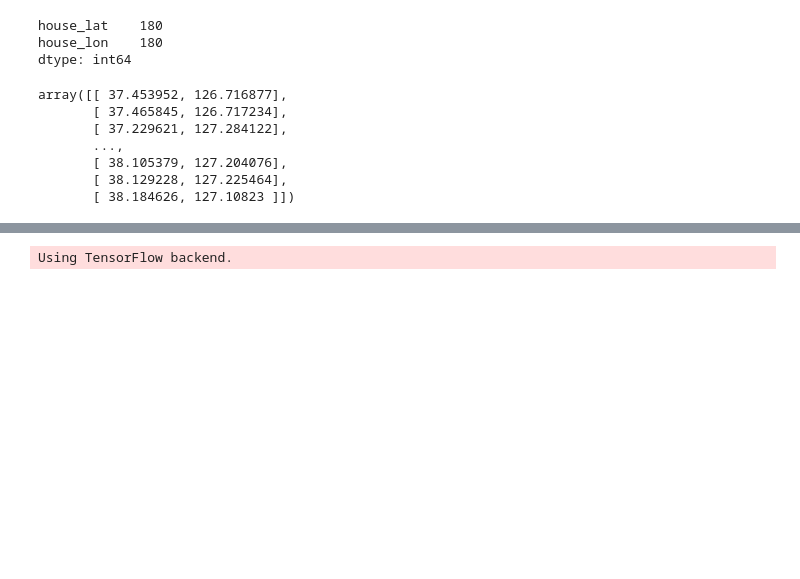
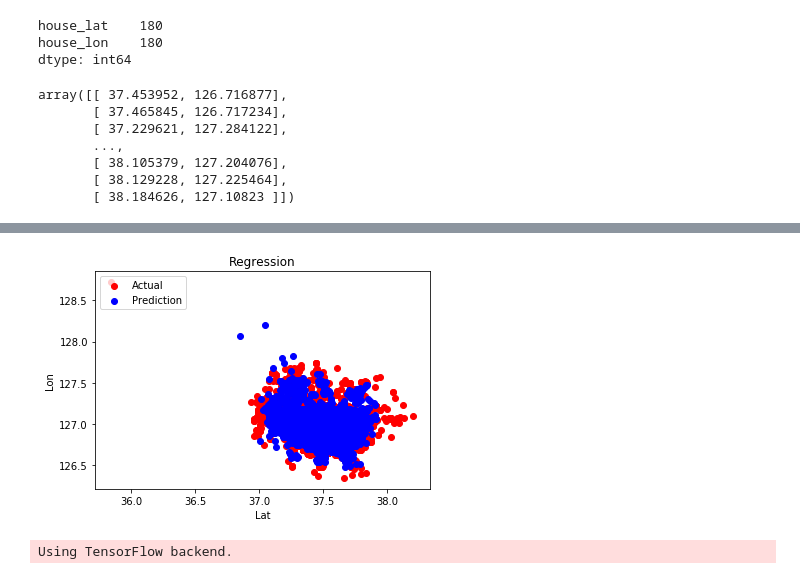
Before and after one commit to jasonyliang/Hanyang-Urban-Planning-Lab, a Jupyter notebook: Playground2.ipynb, the cells around one changed output, grey strips where cells are left out. Saved outputs shown, nothing was run; the diff lists cells and outputs as text; code cells hidden in the pictures; blank space fills up the shorter version.

```diff
--- a/Playground2.ipynb
+++ b/Playground2.ipynb
@@ -70,6 +70,9 @@ x.groupby('hh_type').nunique()
 | 4.0 | 1120 | 7 | 6 | 1 | 8 | 2 | 60 | 2 | 7 | 6152 | ... |
 | 5.0 | 246 | 6 | 5 | 1 | 7 | 2 | 50 | 2 | 7 | 567 | ... |
 | 6.0 | 93 | 6 | 5 | 1 | 6 | 2 | 47 | 2 | 6 | 123 | ... |
+# %%
+# save original data
+x_original = x.values
 # %%
 # category values: hh_type, hh_income (this one is fine because of the levels)
 # Encoding categorical data
@@ -413,7 +409,7 @@ plt.show()
 # %%
 # Splitting the dataset into the Training set and Test set
 from sklearn.model_selection import train_test_split
-X_train, X_test, y_train, y_test = train_test_split(X, Y, test_size = 0.2, random_state = 0)
+X_train, X_test, y_train, y_test = train_test_split(x_original, Y, test_size = 0.2, random_state = 0)
 # %%
 # Feature Scaling
 # from sklearn.preprocessing import StandardScaler
@@ -495,11 +527,13 @@ difference.head()
 # %%
-plt.scatter(y_test.iloc[:, 0], y_test.iloc[:, 1], color = "red", label = 'Actual')
+plt.scatter(y_test[:, 0], y_test[:, 1], color = "red", label = 'Actual')
 plt.scatter(y_pred[:, 0], y_pred[:, 1], color = "blue", label = 'Prediction')
 plt.title('Regression')
 plt.xlabel('Lat')
 plt.ylabel('Lon')
 plt.legend(loc='upper left')
 plt.show()
+# %% [output]
+[figure, added]
 # %%
 # Importing the Keras libraries and packages
 import keras
```
Also changed, not shown: parts of 19 cells of this notebook.
